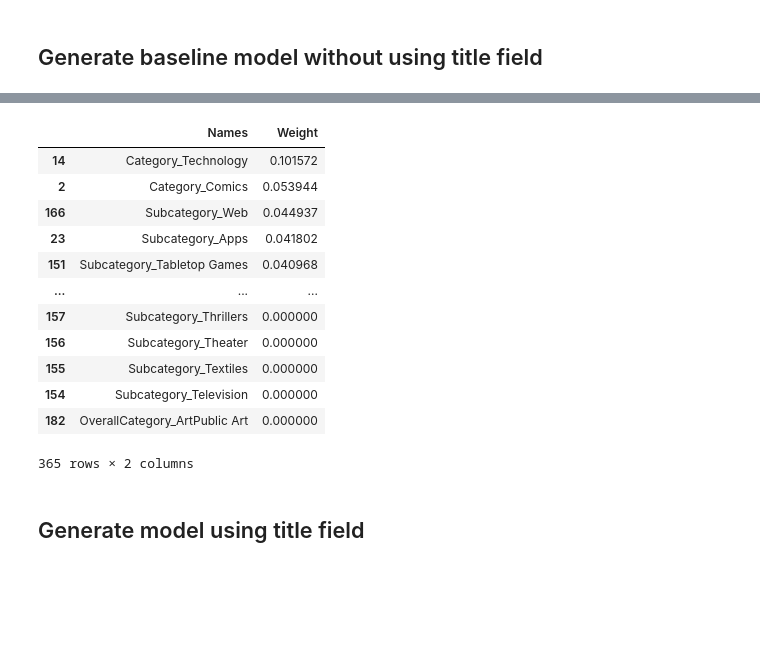
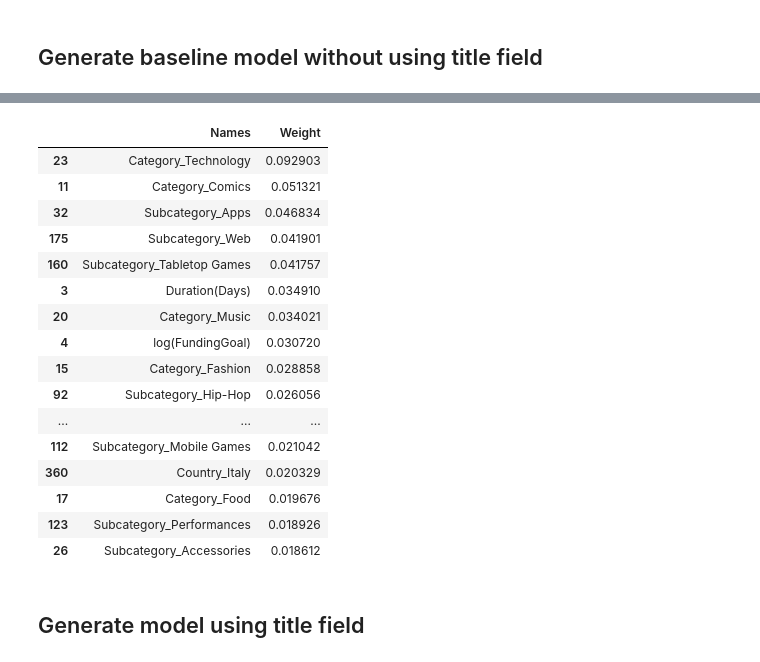
Before and after one commit to NormanHung/Practice-CampaignFunding, a Jupyter notebook: Assignment - Funding Project.ipynb, the cells around one changed output, grey strips where cells are left out. Drawn from its saved outputs; the diff is of its cells as text; code cells hidden in the pictures; blank space fills up the shorter version.

```diff
--- a/Assignment - Funding Project.ipynb
+++ b/Assignment - Funding Project.ipynb
@@ -114,2 +196,2 @@ ProcessedData["OverallCategory"] = RawData["main_category"] + RawData["category"
 # %%
-ProcessedData["FundingGoal"] = RawData["usd_goal_real"]
+ProcessedData["log(FundingGoal)"].hist()
@@ -116,2 +223,4 @@ ProcessedData["FundingGoal"] = RawData["usd_goal_real"]
+# %%
+ProcessedData["Country"] = RawData["country"].replace("N,0\"", "NO").map(pd.read_csv("CountryCodes.csv").set_index("Code")["Name"].to_dict()).astype("category")
 # %%
-ProcessedData["Country"] = RawData["country"]
+ProcessedData["Country"].value_counts()
@@ -348,3 +482,3 @@ with pd.option_context("display.max_columns", None, "display.max_rows", 40, "dis
 # %%
-ClassifierResults_List = AssessClassifierModels(Train_X, Train_Y, Test_X, Test_Y, [GaussianNB, MultinomialNB, BernoulliNB, RandomForestClassifier, DecisionTreeClassifier, ExtraTreesClassifier, GradientBoostingClassifier, XGBClassifier])
+ClassifierResults_List = AssessClassifierModels(Train_X, Train_Y, Test_X, Test_Y, [GaussianNB, BernoulliNB, RandomForestClassifier, DecisionTreeClassifier, ExtraTreesClassifier, GradientBoostingClassifier, XGBClassifier])
 # %% [output]
@@ -372,23 +504,27 @@ with pd.option_context("display.max_columns", None, "display.max_rows", None, "d
 # %%
-with pd.option_context("display.max_columns", None, "display.max_rows", 40, "display.max_colwidth", 80):
+with pd.option_context("display.max_columns", None, "display.max_rows", None, "display.max_colwidth", 80):
     display(pd.DataFrame(data = {
         "Names" : TrainingData.drop("Status", axis = 1).columns.to_list(),
         "Weight": (ClassifierResults_List.loc[ClassifierResults_List["Name"] == "XGBClassifier", "ModelObject"]).iloc[0].feature_importances_,
-    }).sort_values(by="Weight", ascending = False))
+    }).sort_values(by="Weight", ascending = False).head(20))
 # %% [output]
 |  | Names | Weight |
-| 14 | Category_Technology | 0.101572 |
-| 2 | Category_Comics | 0.053944 |
-| 166 | Subcategory_Web | 0.044937 |
-| 23 | Subcategory_Apps | 0.041802 |
-| 151 | Subcategory_Tabletop Games | 0.040968 |
+| 23 | Category_Technology | 0.092903 |
+| 11 | Category_Comics | 0.051321 |
+| 32 | Subcategory_Apps | 0.046834 |
+| 175 | Subcategory_Web | 0.041901 |
+| 160 | Subcategory_Tabletop Games | 0.041757 |
+| 3 | Duration(Days) | 0.034910 |
+| 20 | Category_Music | 0.034021 |
+| 4 | log(FundingGoal) | 0.030720 |
+| 15 | Category_Fashion | 0.028858 |
+| 92 | Subcategory_Hip-Hop | 0.026056 |
 | ... | ... | ... |
-| 157 | Subcategory_Thrillers | 0.000000 |
-| 156 | Subcategory_Theater | 0.000000 |
-| 155 | Subcategory_Textiles | 0.000000 |
-| 154 | Subcategory_Television | 0.000000 |
-| 182 | OverallCategory_ArtPublic Art | 0.000000 |
+| 112 | Subcategory_Mobile Games | 0.021042 |
+| 360 | Country_Italy | 0.020329 |
+| 17 | Category_Food | 0.019676 |
+| 123 | Subcategory_Performances | 0.018926 |
+| 26 | Subcategory_Accessories | 0.018612 |
-365 rows × 2 columns
 # %% [markdown]
 ## Generate model using title field
 # %% [markdown]
```
Also changed, not shown: parts of 61 cells of this notebook.
